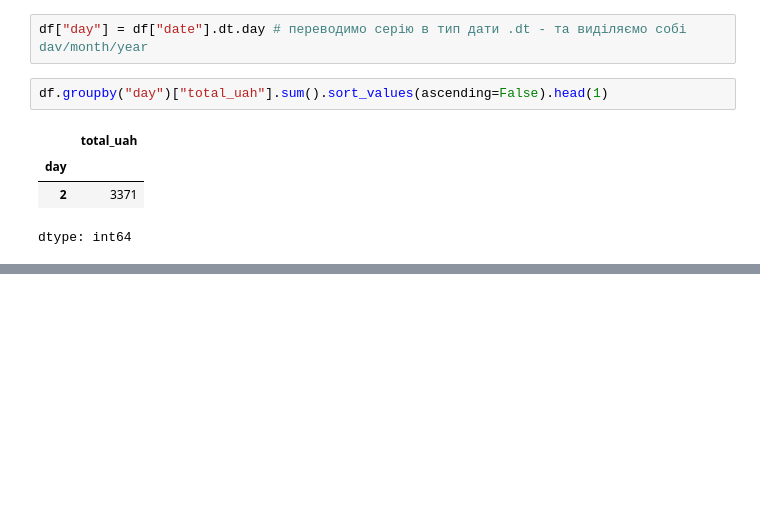
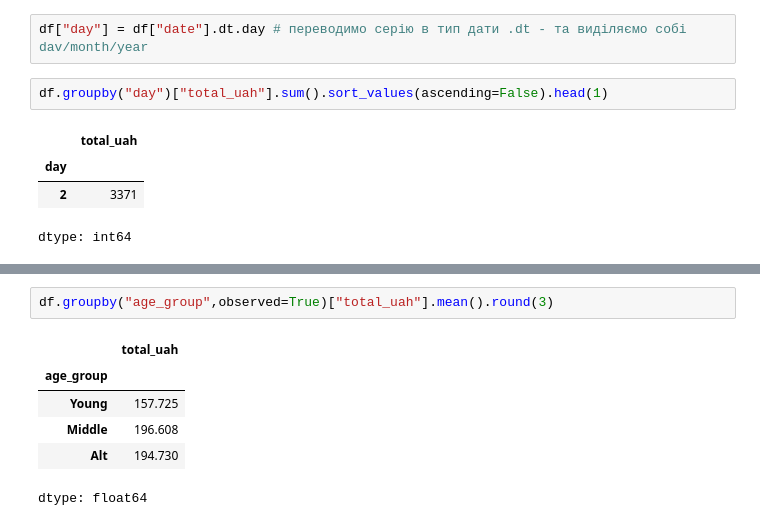
Before and after one commit to T-Svitlichna/DTA_Python, a Jupyter notebook: Lekcia/Oksana"store_sales_analysis_ipynb".ipynb, the cells around one changed output, grey strips where cells are left out. Cells and saved outputs as stored; diff of their text form; blank space fills up the shorter version.

```diff
--- a/Lekcia/Oksana"store_sales_analysis_ipynb".ipynb
+++ b/Lekcia/Oksana"store_sales_analysis_ipynb".ipynb
@@ -483,0 +528,9 @@ dtype: int64
+# %%
+df.groupby("age_group",observed=True)["total_uah"].mean().round(3)
+# %% [output]
+|  | total_uah |
+| age_group |  |
+| Young | 157.725 |
+| Middle | 196.608 |
+| Alt | 194.730 |
+dtype: float64
```
Also changed, not shown: parts of 8 cells of this notebook.
